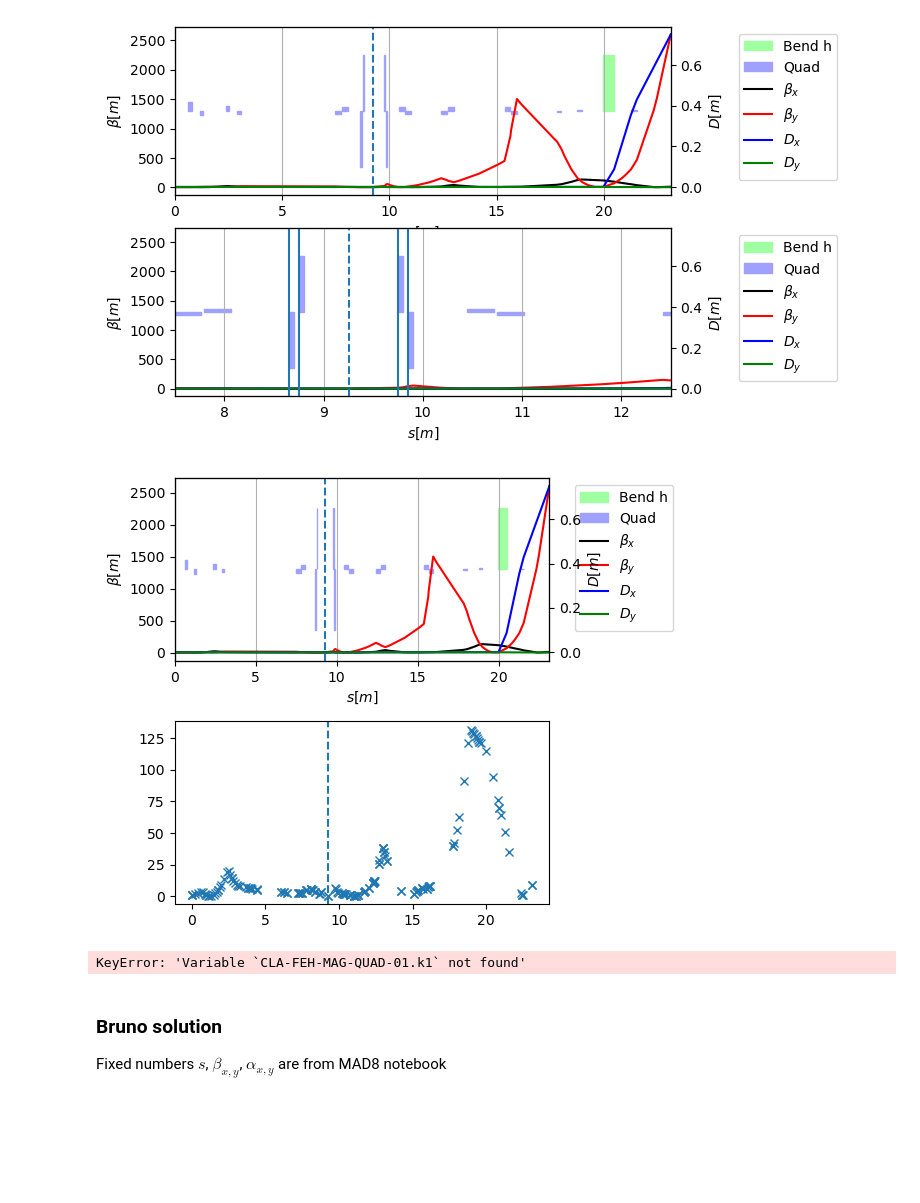
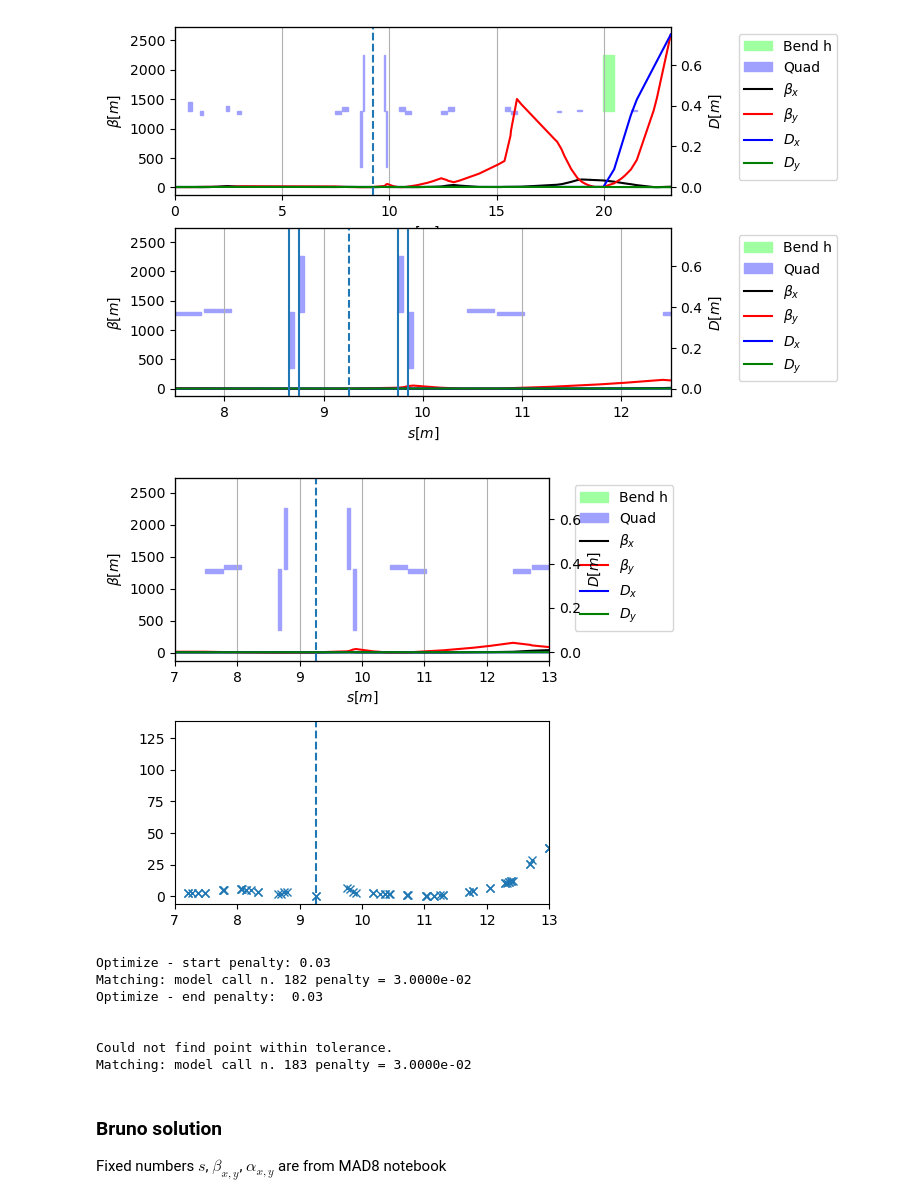
Before and after one commit to stewartboogert/pyclara, a Jupyter notebook: Notebooks/PMQ_XSuite.ipynb, the cells around one changed output. Saved outputs shown, nothing was run; the diff lists cells and outputs as text; code cells hidden in the pictures; blank space fills up the shorter version.

```diff
--- a/Notebooks/PMQ_XSuite.ipynb
+++ b/Notebooks/PMQ_XSuite.ipynb
@@ -108,26 +229,35 @@ plt.xlim(7.5,12.5)
 # %%
 ax = plt.subplot(2,1,1)
 t_pmq.plot(ax=ax)
-#plt.xlim(7,13)
+plt.xlim(7,13)
 plt.axvline(ip_s,ls="--")
 
 ax = plt.subplot(2,1,2)
 plt.plot(t_pmq['s'],t_pmq['betx'],"x")
-#plt.xlim(7,13)
+plt.xlim(7,13)
 plt.axvline(ip_s,ls="--")
 
 plt.tight_layout()
 # %% [output]
-[figure, old version]
+[figure, new version]
 # %%
-opt = l.match(
-    start='CLA-FEA-SIM-DIP-04-END', end='CLA-FED-SIM-DUMP-01-START',
-    betx=t0d['betx'], bety=t0d['bety'],
-    vary=xtrack.VaryList(['CLA-FEH-MAG-QUAD-01', 'CLA-FEH-MAG-QUAD-02'],
-                         step=1e-10, limits=[-1e-3, 1e-3]),
-    targets = [xtrack.TargetSet(y=3e-3, py=0, at='CLA-FEC1-SIM-FOCUS-01')])
+try :
+    opt = l.match(
+        start='CLA_FEA_SIM_DIP_04_END', end='CLA_FED_SIM_DUMP_01_START',
+        betx=t0d['betx'], bety=t0d['bety'],
+        vary=xtrack.VaryList(['CLA_FEH_MAG_QUAD_01.K1', 'CLA_FEH_MAG_QUAD_02.K1'],
+                             step=1e-10, limits=[-10, 10]),
+        targets = [xtrack.TargetSet(y=3e-3, py=0, at='CLA_FEC1_SIM_FOCUS_01')])
+except RuntimeError :
+    pass
 # %% [output]
-KeyError: 'Variable `CLA-FEH-MAG-QUAD-01.k1` not found'
+Optimize - start penalty: 0.03
+Matching: model call n. 182 penalty = 3.0000e-02
+Optimize - end penalty:  0.03
+
+
+Could not find point within tolerance.
+Matching: model call n. 183 penalty = 3.0000e-02
 # %% [markdown]
 ### Bruno solution
 
```
Also changed, not shown: parts of 8 cells of this notebook, 2 other files.
